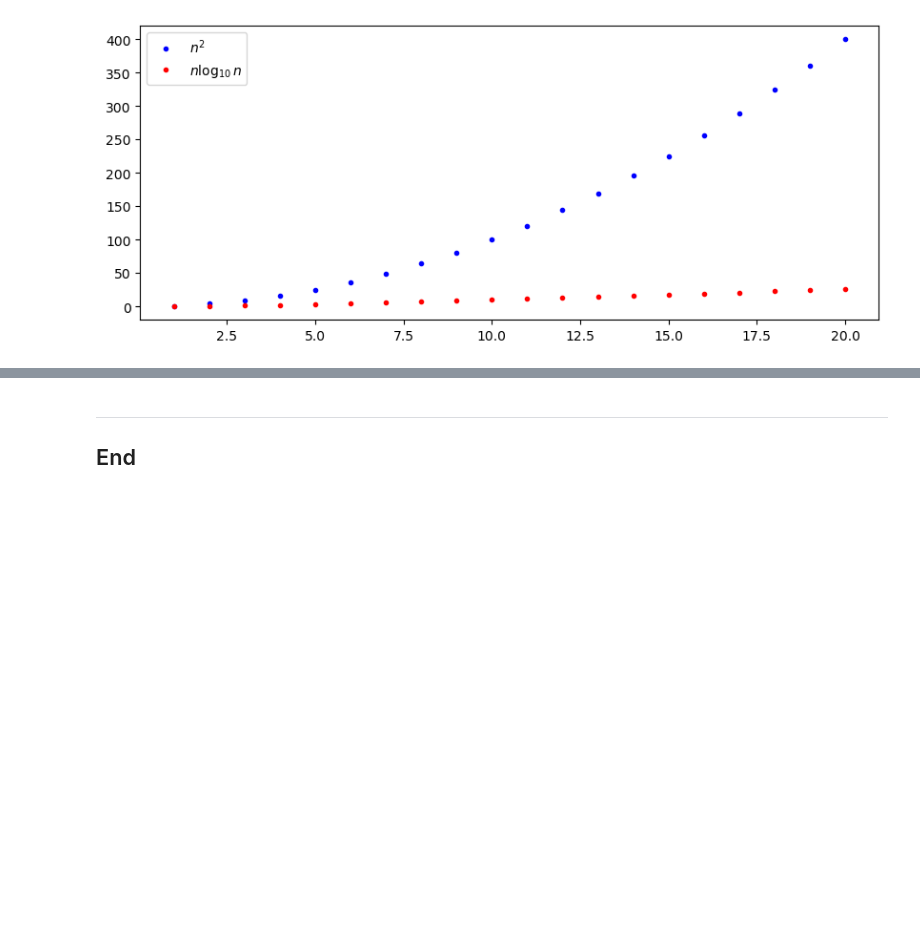
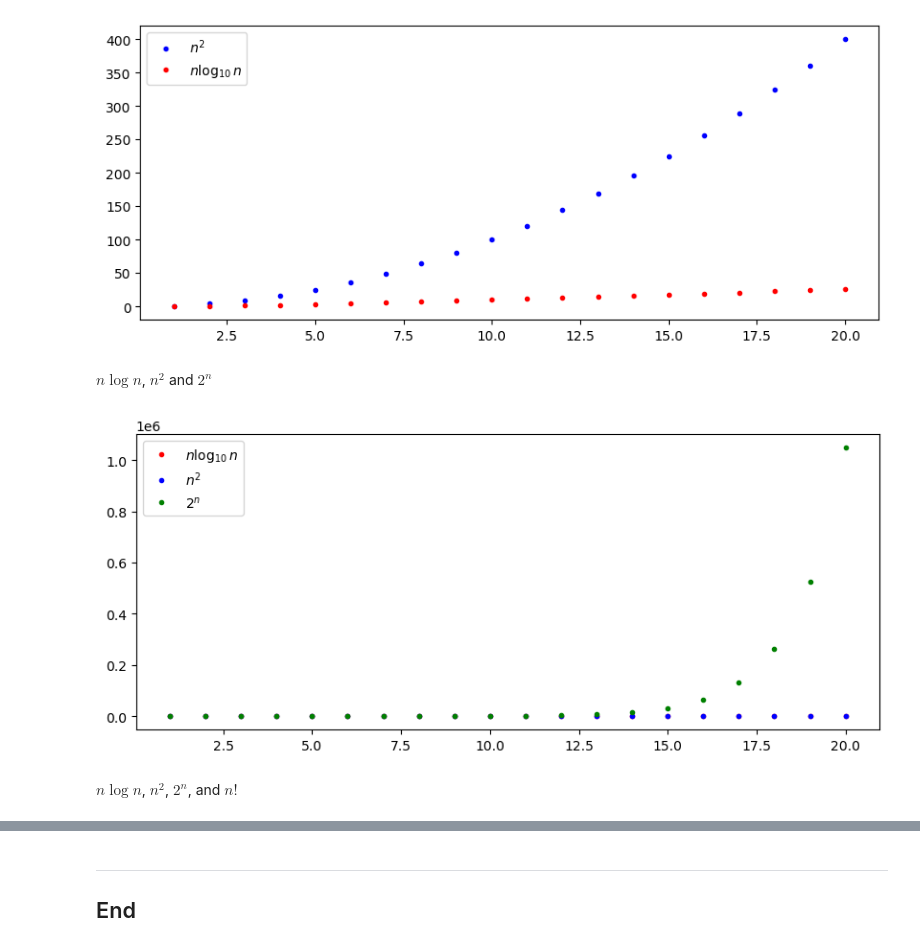
Before and after one commit to ianmcloughlin/notebooks, a Jupyter notebook: big_o.ipynb, the cells around one changed output, grey strips where cells are left out. Drawn from its saved outputs; the diff is of its cells as text; code cells hidden in the pictures; blank space fills up the shorter version.

```diff
--- a/big_o.ipynb
+++ b/big_o.ipynb
@@ -131,3 +130,24 @@ ax.plot(n, b(n), label='$n \log_{10} n$', color='red', marker='.', linestyle='No
 ax.legend();
 # %% [output]
 [figure]
+# %% [markdown]
+$n \log{n}$, $n^2$ and $2^n$
+# %%
+# Create a plot.
+fig, ax = plt.subplots(figsize=(10, 4))
+
+# Plot nlogn.
+ax.plot(n, n * np.log10(n), label='$n \log_{10} n$', color='red', marker='.', linestyle='None')
+
+# Plot n^2.
+ax.plot(n, n**2, label='$n^2$', color='blue', marker='.', linestyle='None')
+
+# Plot 2^n.
+ax.plot(n, 2**n, label='$2^n$', color='green', marker='.', linestyle='None')
+
+# Legend.
+ax.legend();
+# %% [output]
+[figure, added]
+# %% [markdown]
+$n \log{n}$, $n^2$, $2^n$, and $n!$
```
Also changed, not shown: parts of 14 cells of this notebook, 1 other file.
